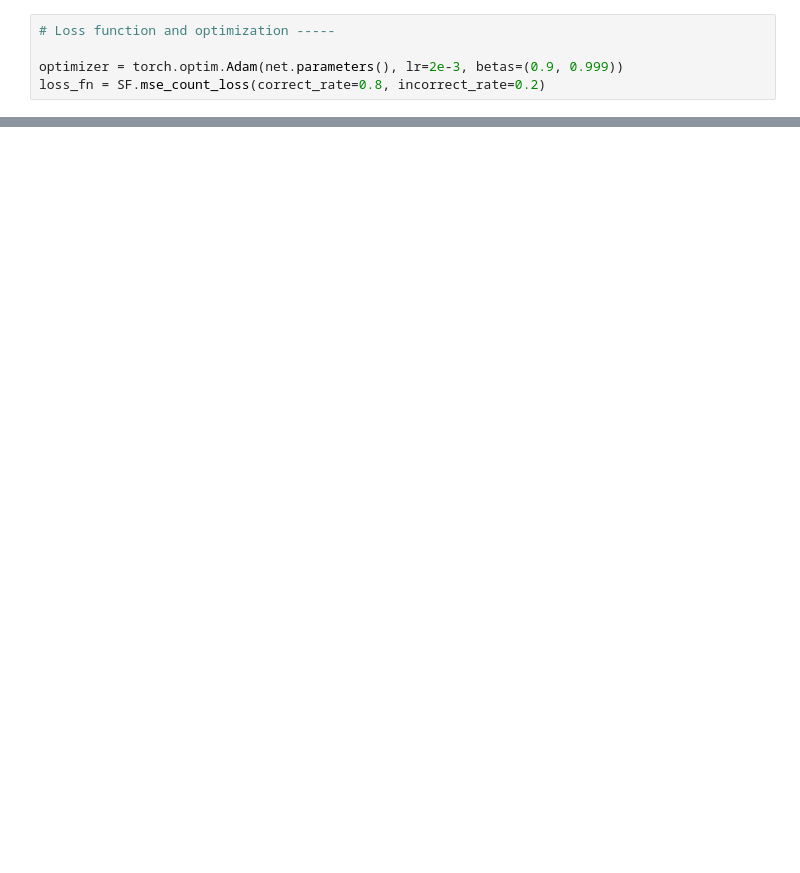
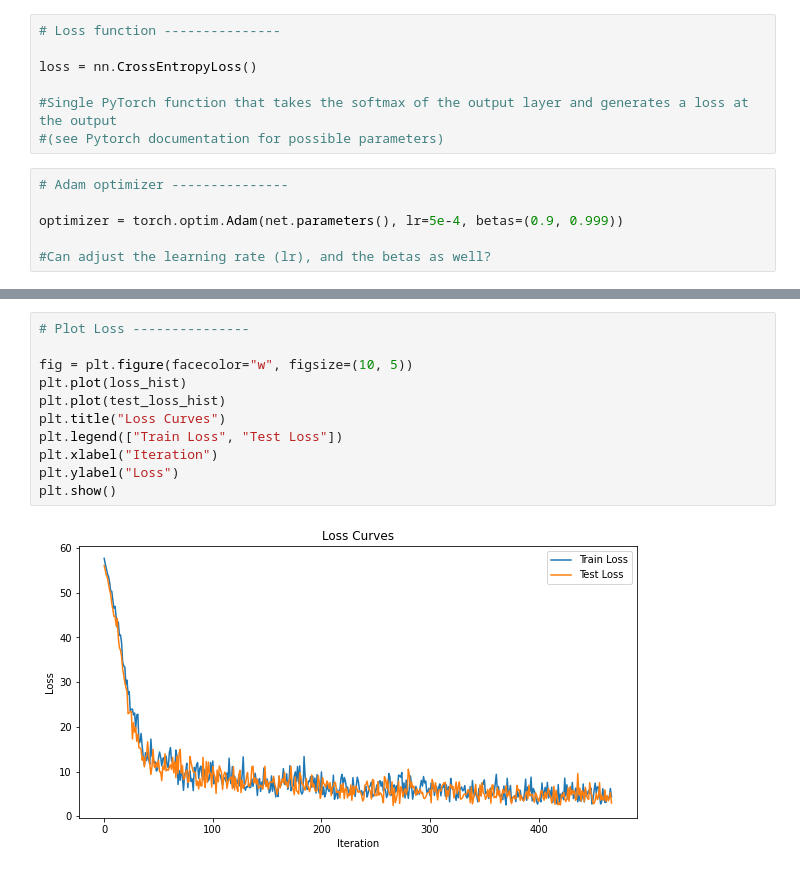
Before and after one commit to andrewsiyoon/spiking-seRNN, a Jupyter notebook: snnLeaky_learnable_betas.ipynb, the cells around one changed output, grey strips where cells are left out. Saved outputs shown, nothing was run; the diff lists cells and outputs as text; blank space fills up the shorter version.

```diff
--- a/snnLeaky_learnable_betas.ipynb
+++ b/snnLeaky_learnable_betas.ipynb
@@ -87,5 +164,13 @@ class Net(nn.Module):
+# %%
+# Loss function ---------------
+
+loss = nn.CrossEntropyLoss()
+
+#Single PyTorch function that takes the softmax of the output layer and generates a loss at the output
+#(see Pytorch documentation for possible parameters)
 # %%
-# Loss function and optimization -----
+# Adam optimizer ---------------
 
-optimizer = torch.optim.Adam(net.parameters(), lr=2e-3, betas=(0.9, 0.999))
-loss_fn = SF.mse_count_loss(correct_rate=0.8, incorrect_rate=0.2)
+optimizer = torch.optim.Adam(net.parameters(), lr=5e-4, betas=(0.9, 0.999))
+
+#Can adjust the learning rate (lr), and the betas as well?
@@ -127,0 +255,13 @@ for epoch in range(num_epochs):
+# %%
+# Plot Loss ---------------
+
+fig = plt.figure(facecolor="w", figsize=(10, 5))
+plt.plot(loss_hist)
+plt.plot(test_loss_hist)
+plt.title("Loss Curves")
+plt.legend(["Train Loss", "Test Loss"])
+plt.xlabel("Iteration")
+plt.ylabel("Loss")
+plt.show()
+# %% [output]
+[figure, added]
```
Also changed, not shown: parts of 9 cells of this notebook.
